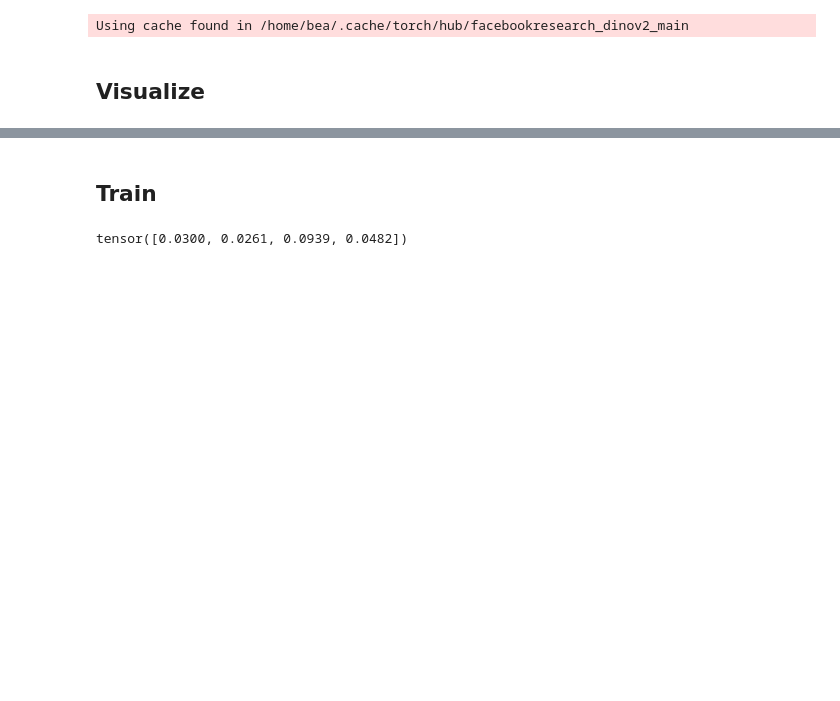
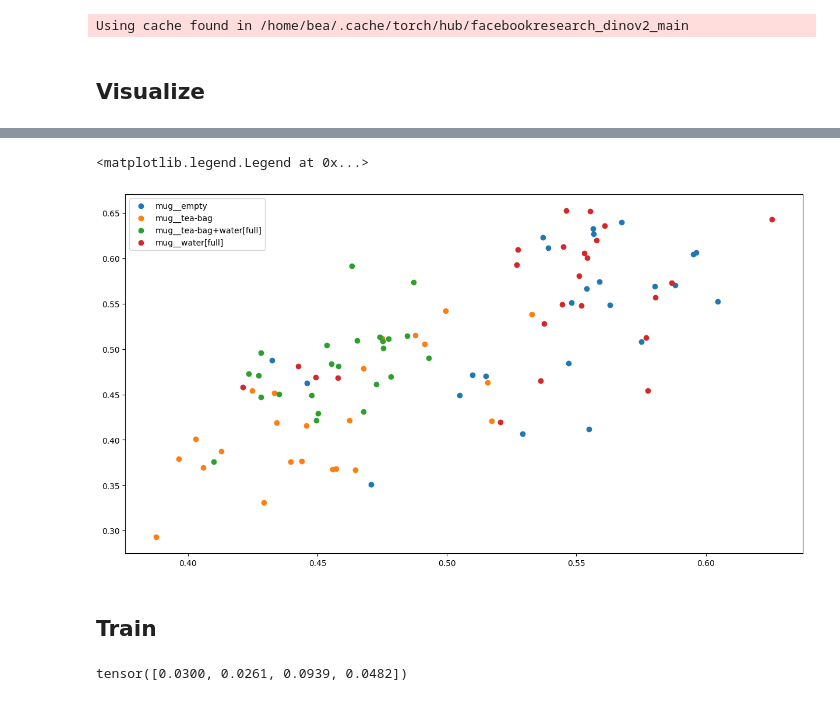
Before and after one commit to VIDA-NYU/object-states, a Jupyter notebook: scripts/Dino.ipynb, the cells around one changed output, grey strips where cells are left out. Saved outputs shown, nothing was run; the diff lists cells and outputs as text; code cells hidden in the pictures; blank space fills up the shorter version.

```diff
--- a/scripts/Dino.ipynb
+++ b/scripts/Dino.ipynb
@@ -82,3 +93,12 @@ plt.hist(pca_features[:, 2])
+# %%
+plt.figure(figsize=(15, 8))
+for l in np.unique(labels):
+    p = pca_features.reshape(-1, patch_h, patch_w, 3).mean(1).mean(1)
+    plt.scatter(p[labels==l, 2], p[labels==l, 1], label=l)
+plt.legend()
+# %% [output]
+<matplotlib.legend.Legend at 0x...>
+[figure, added]
 # %%
 def plot_features(pca_features, fname):
     cols = 8
```
Also changed, not shown: parts of 4 cells of this notebook, 21 other files.
